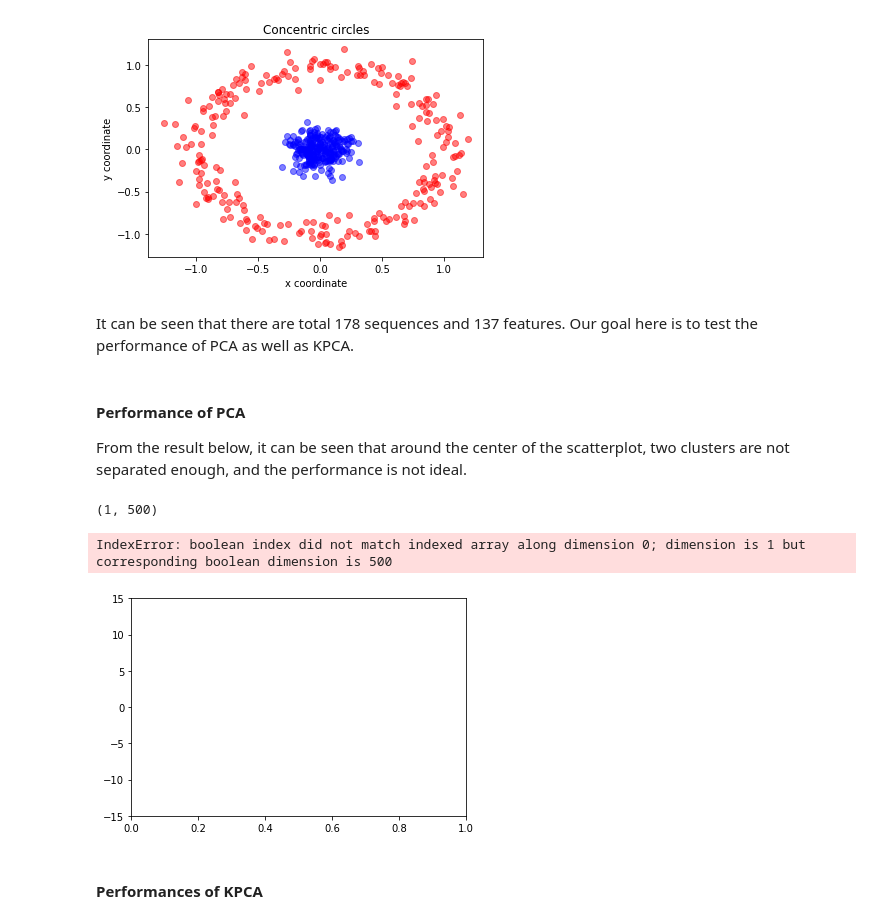
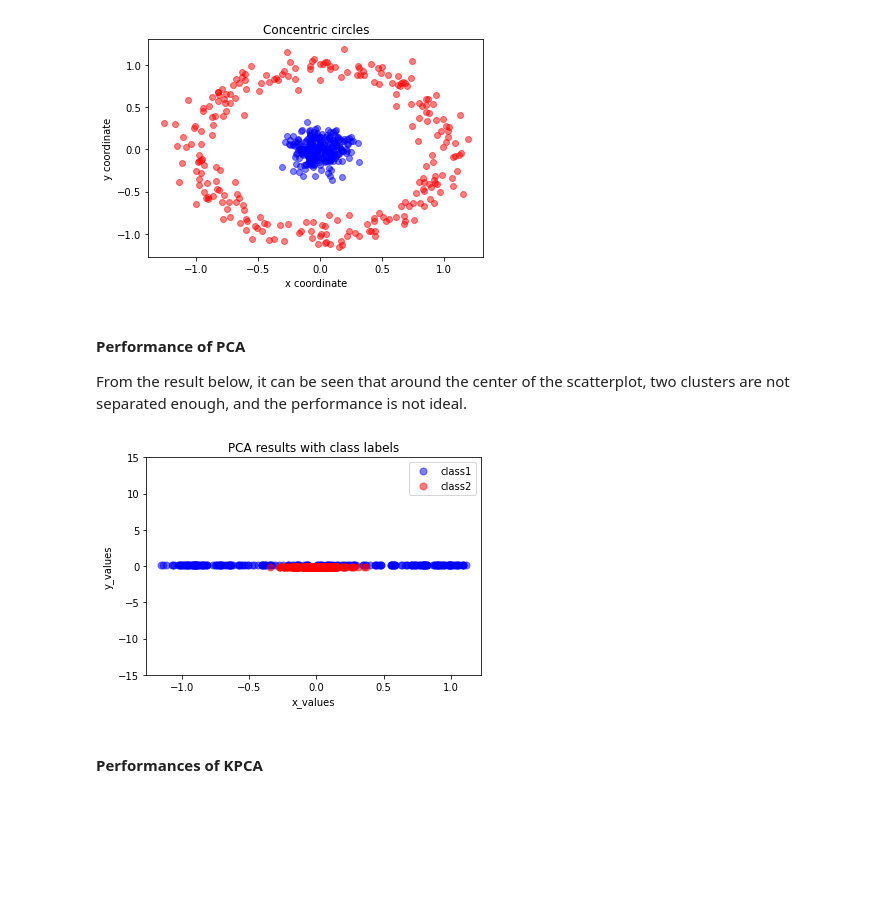
Before and after one commit to Yangliule/535-final-project, a Jupyter notebook: 535 Final Project_combined.ipynb, the cells around one changed output. Cells and saved outputs as stored; diff of their text form; code cells hidden in the pictures; blank space fills up the shorter version.

```diff
--- a/535 Final Project_combined.ipynb
+++ b/535 Final Project_combined.ipynb
@@ -230,26 +211,23 @@ plt.xlabel('x coordinate')
 plt.show()
 # %% [output]
 [figure]
-# %% [markdown]
-It can be seen that there are total 178 sequences and 137 features. Our goal here is to test the performance of PCA as well as KPCA.
 # %% [markdown]
 #### Performance of PCA
 
 From the result below, it can be seen that around the center of the scatterplot, two clusters are not separated enough, and the performance is not ideal.
 # %%
 pca_result = eigen_pca(X, n_components = 1)
+pca_result = pca_result.transpose()
 plt.ylim([-15,15])
-plt.plot(pca_result[y==0, 0],np.zeros((250,1))+0.1 ,'o', markersize=7, color='blue', alpha=0.5, label='class1')
-plt.plot(pca_result[y==1, 0],np.zeros((250,1))-0.1,'o', markersize=7, color='red', alpha=0.5, label='class2')
+plt.plot(pca_result[y==0,0],np.zeros((250,1))+0.1 ,'o', markersize=7, color='blue', alpha=0.5, label='class1')
+plt.plot(pca_result[y==1,0],np.zeros((250,1))-0.1,'o', markersize=7, color='red', alpha=0.5, label='class2')
 plt.xlabel('x_values')
 plt.ylabel('y_values')
 plt.legend()
 plt.title('PCA results with class labels')
 plt.show()
 # %% [output]
-(1, 500)
-IndexError: boolean index did not match indexed array along dimension 0; dimension is 1 but corresponding boolean dimension is 500
-[figure, old version]
+[figure, new version]
 # %% [markdown]
 #### Performances of KPCA
 # %% [markdown]
```
Also changed, not shown: parts of 6 cells of this notebook.
